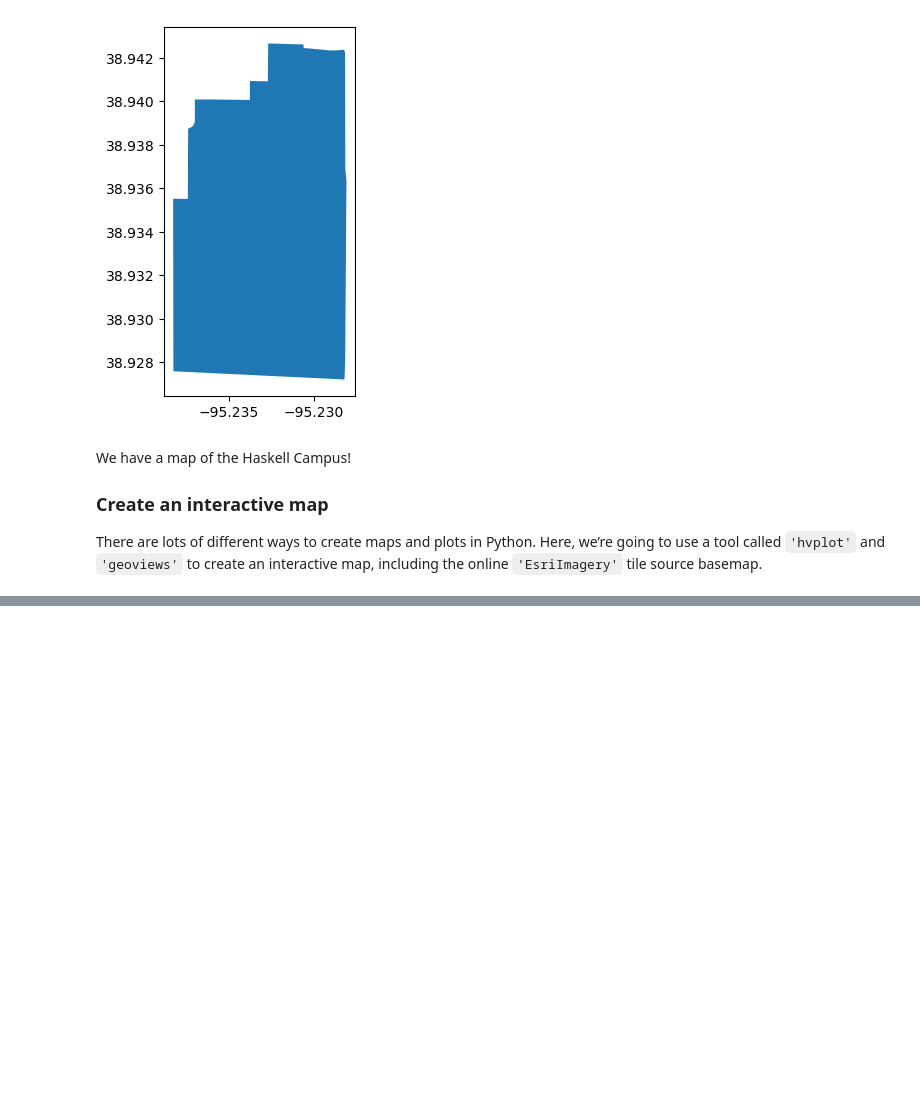
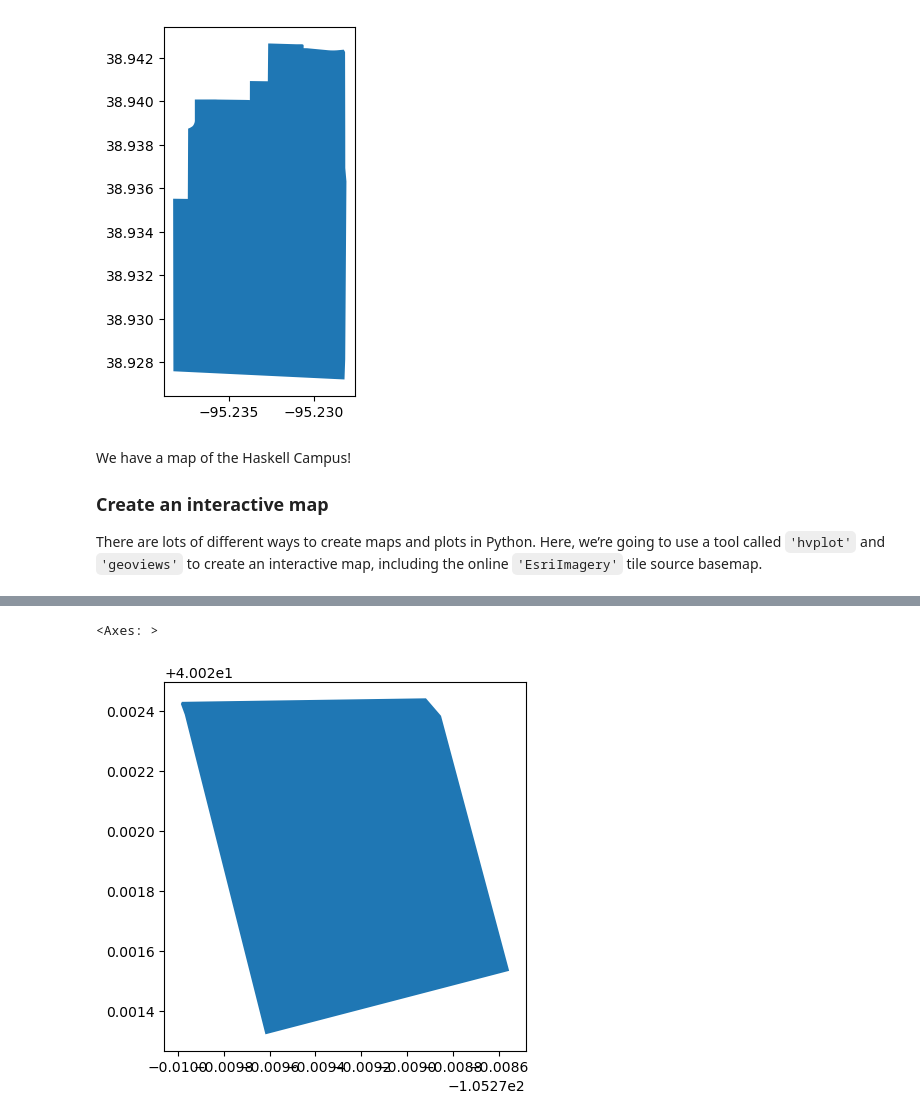
Before and after one commit to rileythejones/first-map-template, a Jupyter notebook: first-map.ipynb, the cells around one changed output, grey strips where cells are left out. Drawn from its saved outputs; the diff is of its cells as text; code cells hidden in the pictures; blank space fills up the shorter version.

Commit message:
sacred heart map

```diff
--- a/first-map.ipynb
+++ b/first-map.ipynb
@@ -101,0 +100,13 @@ WARNING:bokeh.core.validation.check:W-1005 (FIXED_SIZING_MODE): 'fixed' sizing m
+# %%
+# Search for sacred heart colorado boulder
+school_gdf = osm.features_from_address(
+    "Sacred Heart of Jesus Catholic School, Boulder, Colorado, United States",
+    tags={"amenity": "school"},
+    dist=300,
+)
+
+school_gdf = school_gdf[
+    school_gdf["name"].fillna("").str.contains("Sacred Heart of Jesus", case=False)
+]
+
+school_gdf
@@ -101,0 +117,5 @@ WARNING:bokeh.core.validation.check:W-1005 (FIXED_SIZING_MODE): 'fixed' sizing m
+# %%
+school_gdf.plot()
+# %% [output]
+<Axes: >
+[figure, added]
```
Also changed, not shown: parts of 4 cells of this notebook, 8 other files.
